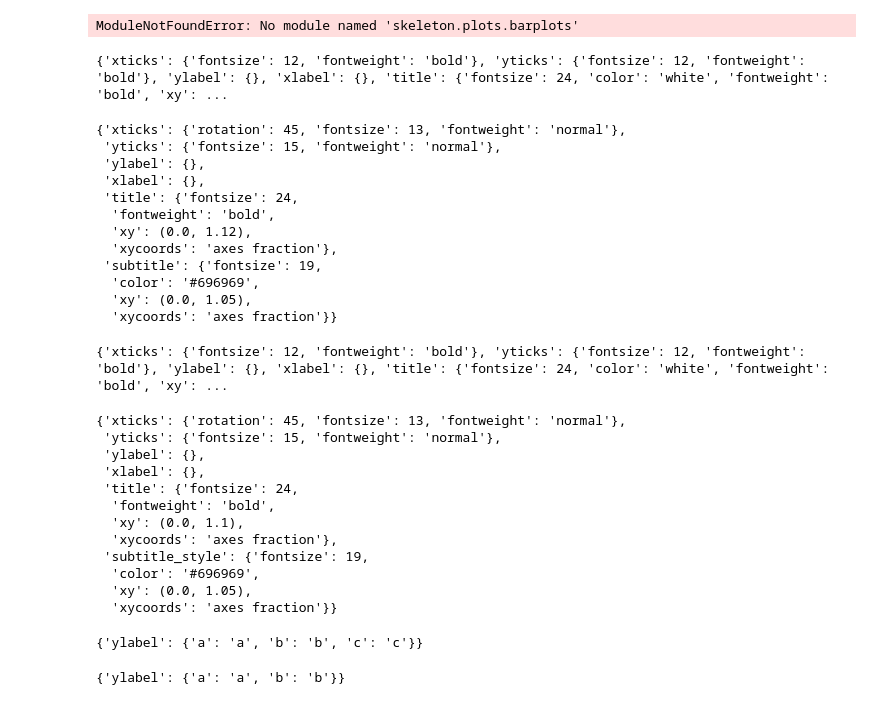
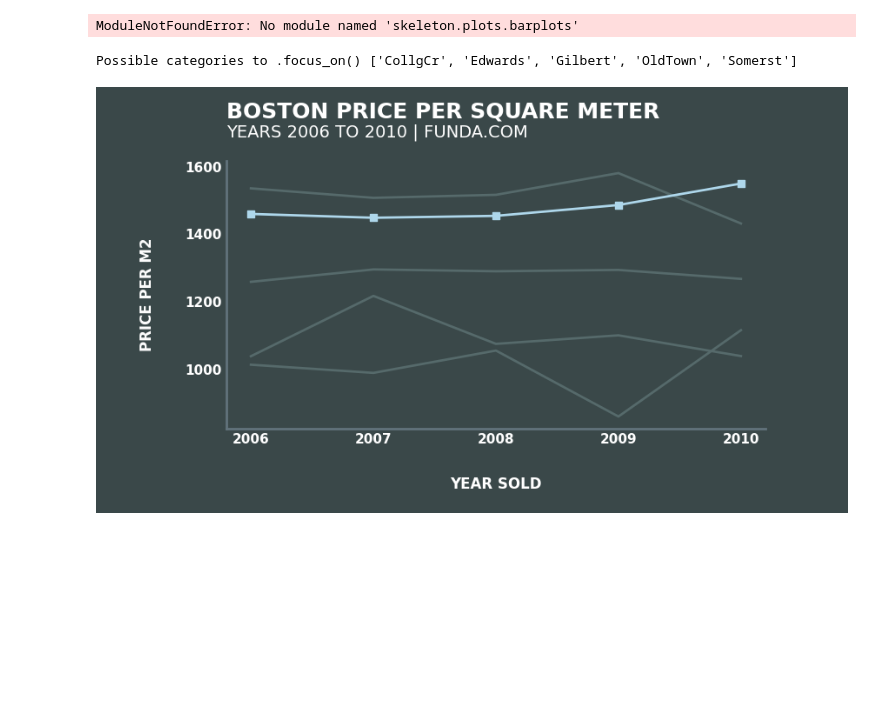
Before and after one commit to ismaelcv/skeleton, a Jupyter notebook: notebooks/plot_execution.ipynb, the cells around one changed output. Drawn from its saved outputs; the diff is of its cells as text; code cells hidden in the pictures; blank space fills up the shorter version.

Commit message:
added yticks control

```diff
--- a/notebooks/plot_execution.ipynb
+++ b/notebooks/plot_execution.ipynb
@@ -62,16 +62,34 @@ ModuleNotFoundError: No module named 'skeleton.plots.barplots'
 # %%
 from skeleton.plots.scatter import plot
 
 popular_neighborhoods = (
     boston
     .groupby('Neighborhood')
     .Id.count()
     .sort_values(ascending=False)
     .index
 )[1:6]
 
 df = (boston
     .loc[lambda df: df.Neighborhood.isin(popular_neighborhoods)]
     .groupby(["Neighborhood","YrSold"],as_index= False)
     .ppsqm.mean()
 )
+
+(
+    plot(df,"YrSold","ppsqm", style = "vox")
+    .set_ylabel("PRICE PER M2")
+    .set_xlabel("YEAR SOLD")
+    .set_title("BOSTON PRICE PER SQUARE METER")
+    .set_subtitle("YEARS 2006 TO 2010 | FUNDA.COM")
+    .color_by("Neighborhood")
+    .focus_on("CollgCr")
+    .set_figsize(8,4)
+    .set_yticks(np.arange(1000, 1800, 200))
+    .set_xticks(np.arange(2006, 2011))
+
+    .show()
+)
+# %% [output]
+Possible categories to .focus_on() ['CollgCr', 'Edwards', 'Gilbert', 'OldTown', 'Somerst']
+[figure, added]
@@ -97,44 +95,0 @@ def load_styles() -> dict:
-# %%
-load_styles()['base']['styleParams']
-# %% [output]
-{'xticks': {'fontsize': 12, 'fontweight': 'bold'}, 'yticks': {'fontsize': 12, 'fontweight': 'bold'}, 'ylabel': {}, 'xlabel': {}, 'title': {'fontsize': 24, 'color': 'white', 'fontweight': 'bold', 'xy': ...
-{'xticks': {'rotation': 45, 'fontsize': 13, 'fontweight': 'normal'},
- 'yticks': {'fontsize': 15, 'fontweight': 'normal'},
- 'ylabel': {},
- 'xlabel': {},
- 'title': {'fontsize': 24,
-  'fontweight': 'bold',
-  'xy': (0.0, 1.12),
-  'xycoords': 'axes fraction'},
- 'subtitle': {'fontsize': 19,
-  'color': '#696969',
-  'xy': (0.0, 1.05),
-  'xycoords': 'axes fraction'}}
-# %%
-load_styles()['innocent']['styleParams']
-# %% [output]
-{'xticks': {'fontsize': 12, 'fontweight': 'bold'}, 'yticks': {'fontsize': 12, 'fontweight': 'bold'}, 'ylabel': {}, 'xlabel': {}, 'title': {'fontsize': 24, 'color': 'white', 'fontweight': 'bold', 'xy': ...
-{'xticks': {'rotation': 45, 'fontsize': 13, 'fontweight': 'normal'},
- 'yticks': {'fontsize': 15, 'fontweight': 'normal'},
- 'ylabel': {},
- 'xlabel': {},
- 'title': {'fontsize': 24,
-  'fontweight': 'bold',
-  'xy': (0.0, 1.1),
-  'xycoords': 'axes fraction'},
- 'subtitle_style': {'fontsize': 19,
-  'color': '#696969',
-  'xy': (0.0, 1.05),
-  'xycoords': 'axes fraction'}}
-# %%
-styleParams ={}
-styleParams["ylabel"] = {"a":"a","b":"b","c":"c"}
-
-
-styleParams
-# %% [output]
-{'ylabel': {'a': 'a', 'b': 'b', 'c': 'c'}}
-# %%
-styleParams
-# %% [output]
-{'ylabel': {'a': 'a', 'b': 'b'}}
```
Also changed, not shown: parts of 17 cells of this notebook, 3 other files.
